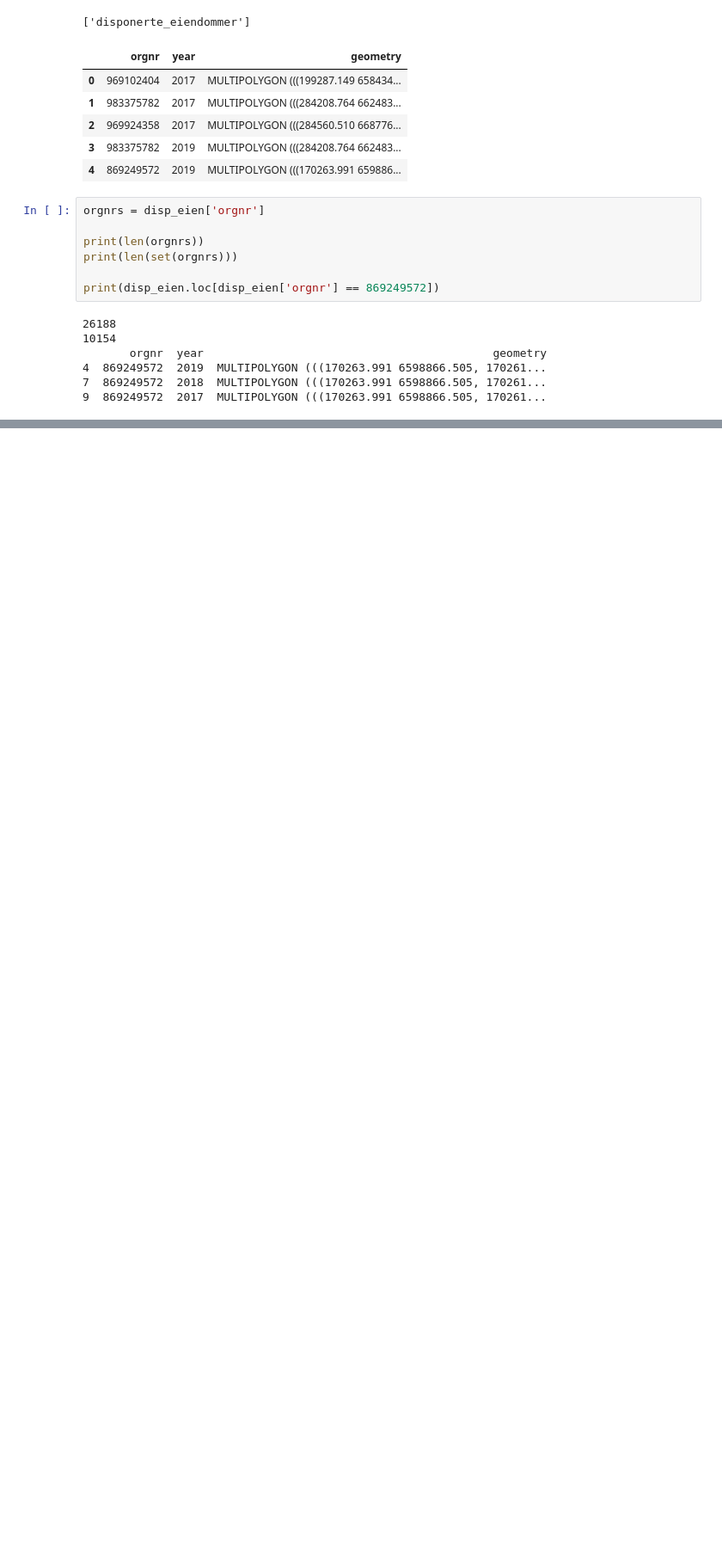
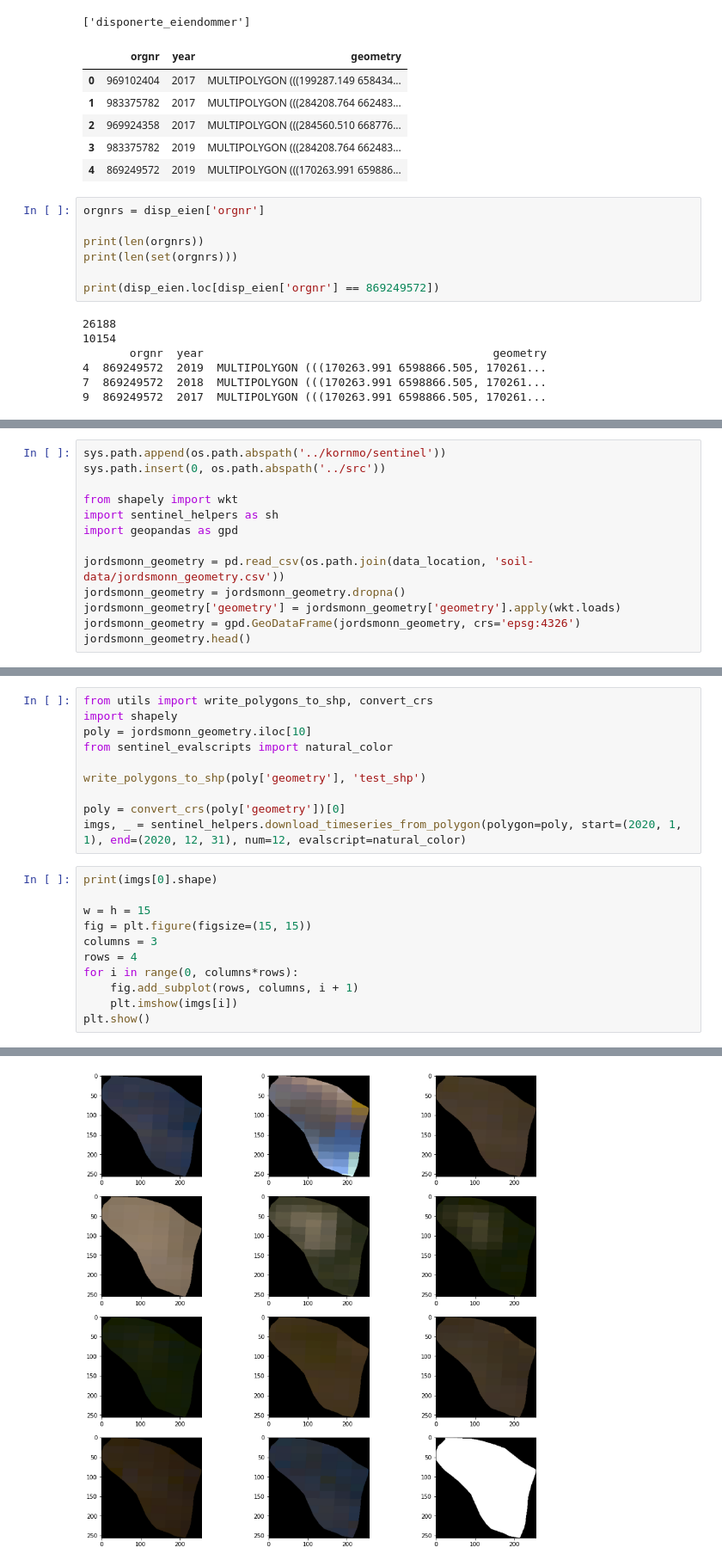
Before and after one commit to Ilumenar/kornmo-master-thesis, a Jupyter notebook: notebooks/data_exploration.ipynb, the cells around one changed output, grey strips where cells are left out. Shown at 86% size. Saved outputs shown, nothing was run; the diff lists cells and outputs as text; blank space fills up the shorter version.

```diff
--- a/notebooks/data_exploration.ipynb
+++ b/notebooks/data_exploration.ipynb
@@ -270,0 +268,13 @@ print(disp_eien.loc[disp_eien['orgnr'] == 869249572])
+# %%
+sys.path.append(os.path.abspath('../kornmo/sentinel'))
+sys.path.insert(0, os.path.abspath('../src'))
+
+from shapely import wkt
+import sentinel_helpers as sh
+import geopandas as gpd
+
+jordsmonn_geometry = pd.read_csv(os.path.join(data_location, 'soil-data/jordsmonn_geometry.csv'))
+jordsmonn_geometry = jordsmonn_geometry.dropna()
+jordsmonn_geometry['geometry'] = jordsmonn_geometry['geometry'].apply(wkt.loads)
+jordsmonn_geometry = gpd.GeoDataFrame(jordsmonn_geometry, crs='epsg:4326')
+jordsmonn_geometry.head()
@@ -270,0 +288,22 @@ print(disp_eien.loc[disp_eien['orgnr'] == 869249572])
+# %%
+from utils import write_polygons_to_shp, convert_crs
+import shapely
+poly = jordsmonn_geometry.iloc[10]
+from sentinel_evalscripts import natural_color
+
+write_polygons_to_shp(poly['geometry'], 'test_shp')
+
+poly = convert_crs(poly['geometry'])[0]
+imgs, _ = sentinel_helpers.download_timeseries_from_polygon(polygon=poly, start=(2020, 1, 1), end=(2020, 12, 31), num=12, evalscript=natural_color)
+# %%
+print(imgs[0].shape)
+
+w = h = 15
+fig = plt.figure(figsize=(15, 15))
+columns = 3
+rows = 4
+for i in range(0, columns*rows):
+    fig.add_subplot(rows, columns, i + 1)
+    plt.imshow(imgs[i])
+plt.show()
+# %% [output]
@@ -270,0 +311 @@ print(disp_eien.loc[disp_eien['orgnr'] == 869249572])
+[figure, added]
```
Also changed, not shown: parts of 7 cells of this notebook, 2 other files.
